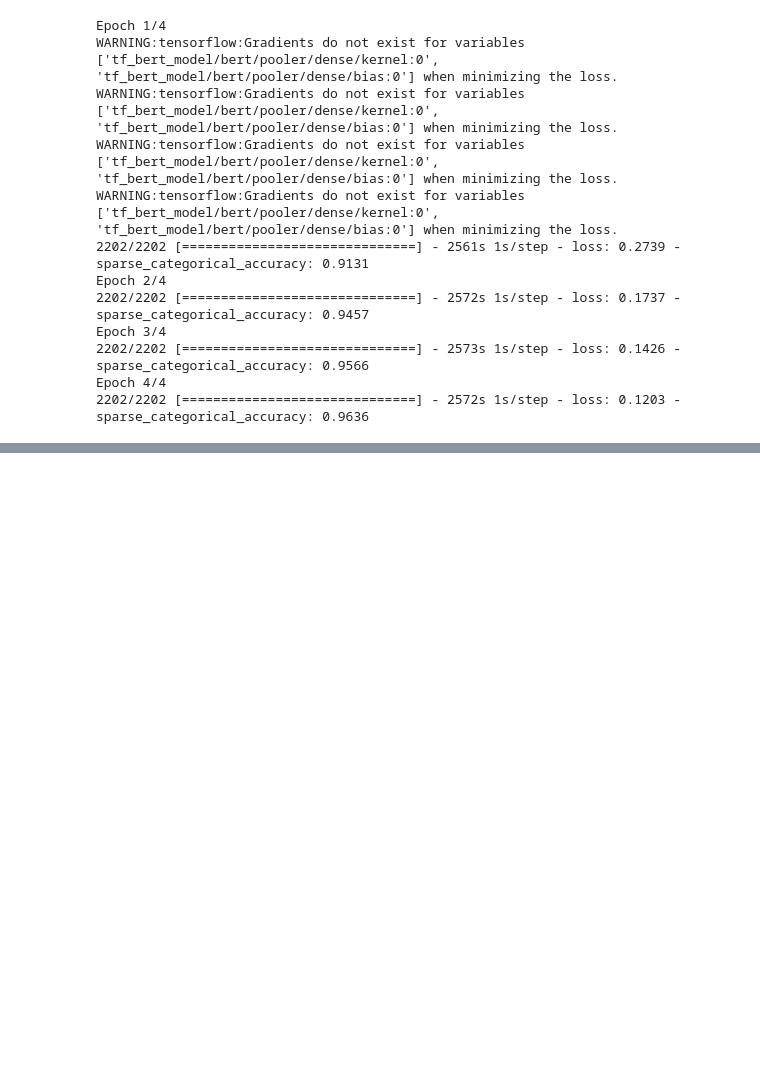
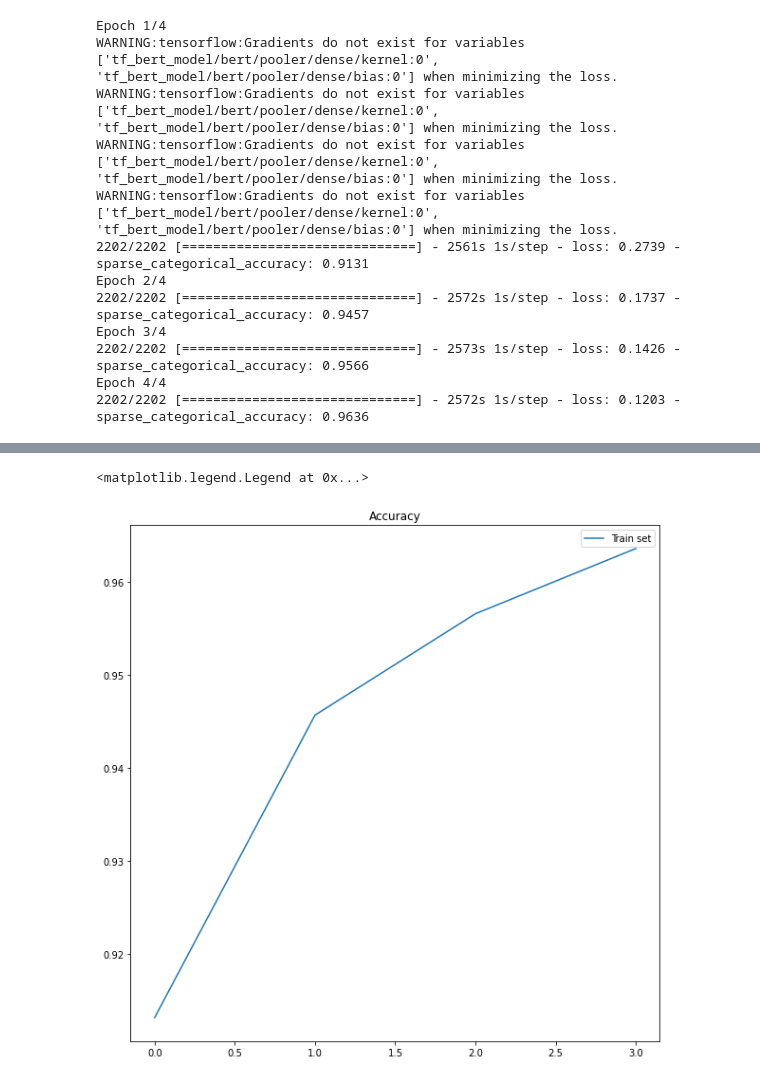
Before and after one commit to vishwvir-singh/swot-analysis, a Jupyter notebook: SWOT_analysis_BERT.ipynb, the cells around one changed output, grey strips where cells are left out. Saved outputs shown, nothing was run; the diff lists cells and outputs as text; code cells hidden in the pictures; blank space fills up the shorter version.

```diff
--- a/SWOT_analysis_BERT.ipynb
+++ b/SWOT_analysis_BERT.ipynb
@@ -221,15 +222,18 @@ history.history
 # %%
 import matplotlib.pyplot as plt
 import seaborn as sns
 import statistics
 import math
 import pandas as pd
 # This plot will look much better if we train models with more epochs, but anyway here is
 plt.figure(figsize=(10, 10))
 plt.title('Accuracy')
 
 xaxis = np.arange(len(history.history['sparse_categorical_accuracy']))
 plt.plot(xaxis, history.history['sparse_categorical_accuracy'], label='Train set')
-plt.plot(xaxis, history.history['val_sparse_categorical_accuracy'], label='Validation set')
+# plt.plot(xaxis, history.history['val_sparse_categorical_accuracy'], label='Validation set')
 plt.legend()
+# %% [output]
+<matplotlib.legend.Legend at 0x...>
+[figure, added]
 # %%
```
Also changed, not shown: parts of 9 cells of this notebook.
